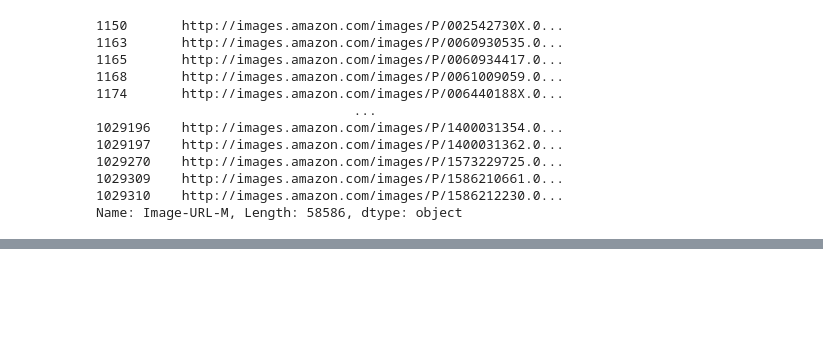
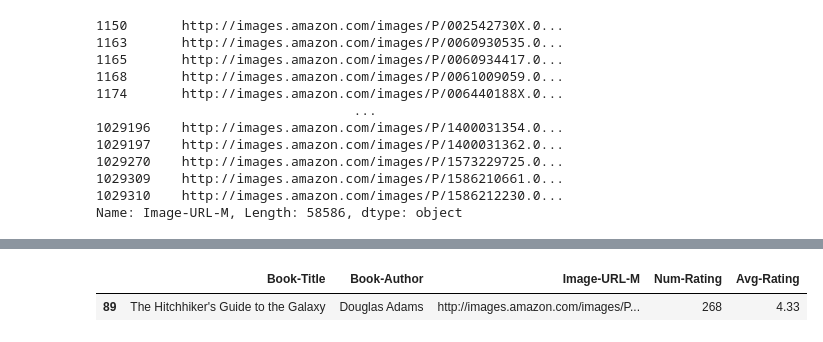
Before and after one commit to rawatshubham09/BookRecommendationSystem, a Jupyter notebook: Untitled.ipynb, the cells around one changed output, grey strips where cells are left out. Drawn from its saved outputs; the diff is of its cells as text; code cells hidden in the pictures; blank space fills up the shorter version.

```diff
--- a/Untitled.ipynb
+++ b/Untitled.ipynb
@@ -236,0 +261,5 @@ Name: Image-URL-M, Length: 58586, dtype: object
+# %%
+top_50_df[top_50_df["Book-Title"]=="The Hitchhiker's Guide to the Galaxy"]
+# %% [output]
+|  | Book-Title | Book-Author | Image-URL-M | Num-Rating | Avg-Rating |
+| 89 | The Hitchhiker's Guide to the Galaxy | Douglas Adams | http://images.amazon.com/images/P... | 268 | 4.33 |
```
Also changed, not shown: parts of 8 cells of this notebook, 2 other files.
